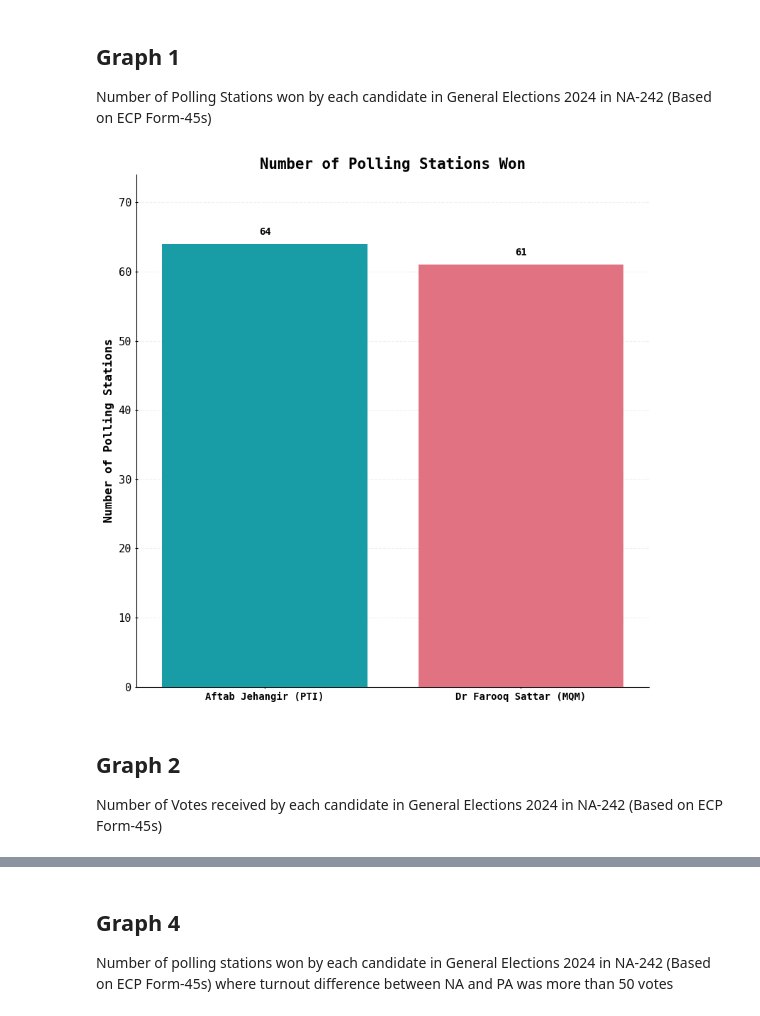
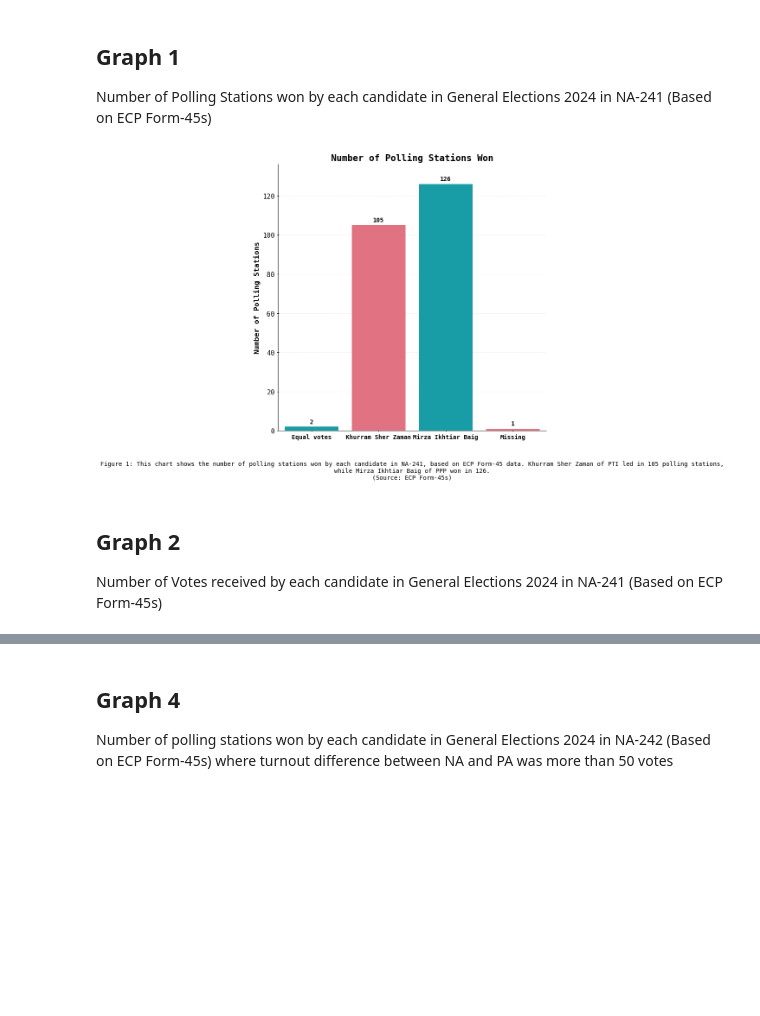
Before and after one commit to Aamil-Khan-Mahar/Karachi-NA, a Jupyter notebook: NA241/NA241.ipynb, the cells around one changed output, grey strips where cells are left out. Cells and saved outputs as stored; diff of their text form; code cells hidden in the pictures; blank space fills up the shorter version.

```diff
--- a/NA241/NA241.ipynb
+++ b/NA241/NA241.ipynb
@@ -6,9 +6,9 @@ import seaborn as sns
 import numpy as np
 import matplotlib as mpl
 # %%
-data_244 = pd.read_csv('./Data/NA244.csv')
-data_244.set_index('PSNO_NA_ECP', inplace=True)
-data_244 = data_244.sort_index()
+data_241 = pd.read_csv('./Data/NA241.csv')
+data_241.set_index('PSNO_NA_ECP', inplace=True)
+data_241 = data_241.sort_index()
 yellow = '#FFC300'
 blue = '#00b0be'
 pink = '#f45f74'
@@ -17,7 +17,7 @@ light_blue = '#8fd7d7'
 light_pink = '#ff8ca1'
 # %% [markdown]
 ## **Graph 1**
-Number of Polling Stations won by each candidate in General Elections 2024 in NA-242 (Based on ECP Form-45s)
+Number of Polling Stations won by each candidate in General Elections 2024 in NA-241 (Based on ECP Form-45s)
 # %%
 font_family = 'monospace'
 sns.set_style({
@@ -36,57 +36,57 @@ sns.set_style({
     'font.size': 12
 })
 
-data_244_ECP_Winner = data_244['WINNER_ECP'].value_counts().sort_index()
-colors = [blue if i % 2 == 0 else pink for i in range(len(data_244_ECP_Winner))]
+data_241_ECP_Winner = data_241['WINNER_ECP'].value_counts().sort_index()
+colors = [blue if i % 2 == 0 else pink for i in range(len(data_241_ECP_Winner))]
 
 plt.figure(figsize=(8, 8))
 ax = plt.gca()
 
 bars = sns.barplot(
-    x=data_244_ECP_Winner.index,
-    y=data_244_ECP_Winner.values,
-    hue=data_244_ECP_Winner.index,
+    x=data_241_ECP_Winner.index,
+    y=data_241_ECP_Winner.values,
+    hue=data_241_ECP_Winner.index,
     legend=False,
     palette=colors,
     zorder=5
 )
 
 for bar in bars.patches:
     height = bar.get_height()
     ax.text(
         bar.get_x() + bar.get_width() / 2,
         height + 1,
         f'{int(height)}',
         ha='center',
         va='bottom',
         color='black',
         fontsize=10,
         fontweight='semibold'
     )
 plt.title('Number of Polling Stations Won', fontsize=15, fontweight='bold', color='black')
 plt.xlabel('', fontsize=14, fontweight='bold')
 plt.ylabel('Number of Polling Stations', fontsize=12, fontweight='bold')
 ax.grid(axis='y', linestyle='--', alpha=0.3)
-plt.ylim(0, max(data_244_ECP_Winner.values) + 10)
+plt.ylim(0, max(data_241_ECP_Winner.values) + 10)
 plt.xticks(rotation=0, fontsize=10, fontweight='semibold', ha='center')
 plt.yticks(fontsize=11)
 plt.gca().yaxis.set_major_formatter(ticker.FuncFormatter(lambda x, _: '{:,.0f}'.format(x)))
-# plt.text(
-#     0.5, -0.15,
-#     'Figure 1: This chart shows the number of polling stations won by each candidate in NA-242, based on ECP Form-45 data. Dawa Khan Sabir of PTI led in 185 polling stations,\n'
-#     'while Mustafa Kamal of MQM won in only 101. This suggests a possible discrepancy, as it raises the question of how MQM secured the overall win despite winning \n'
-#     'significantly fewer stations. It indicates that MQM’s victories may have come from polling stations with disproportionately high voter turnout.\n(Source: ECP Form-45s)',
-#     fontsize=10,
-#     ha='center',
-#     va='center',
-#     wrap=False,
-#     transform=plt.gca().transAxes
-# )
+plt.text(
+    0.5, -0.15,
+    'Figure 1: This chart shows the number of polling stations won by each candidate in NA-241, based on ECP Form-45 data. Khurram Sher Zaman of PTI led in 105 polling stations,\n'
+    'while Mirza Ikhtiar Baig of PPP won in 126.\n(Source: ECP Form-45s)',
+    fontsize=10,
+    ha='center',
+    va='center',
+    wrap=False,
+    transform=plt.gca().transAxes
+)
 plt.tight_layout()
+plt.savefig('./Graphs/Figure_1.png', dpi=600, bbox_inches='tight')
 plt.show()
 # %% [output]
-[figure, old version]
+[figure, new version]
 # %% [markdown]
 ## **Graph 2**
-Number of Votes received by each candidate in General Elections 2024 in NA-242 (Based on ECP Form-45s)
+Number of Votes received by each candidate in General Elections 2024 in NA-241 (Based on ECP Form-45s)
 # %%
```
Also changed, not shown: parts of 7 cells of this notebook, 22 other files.
